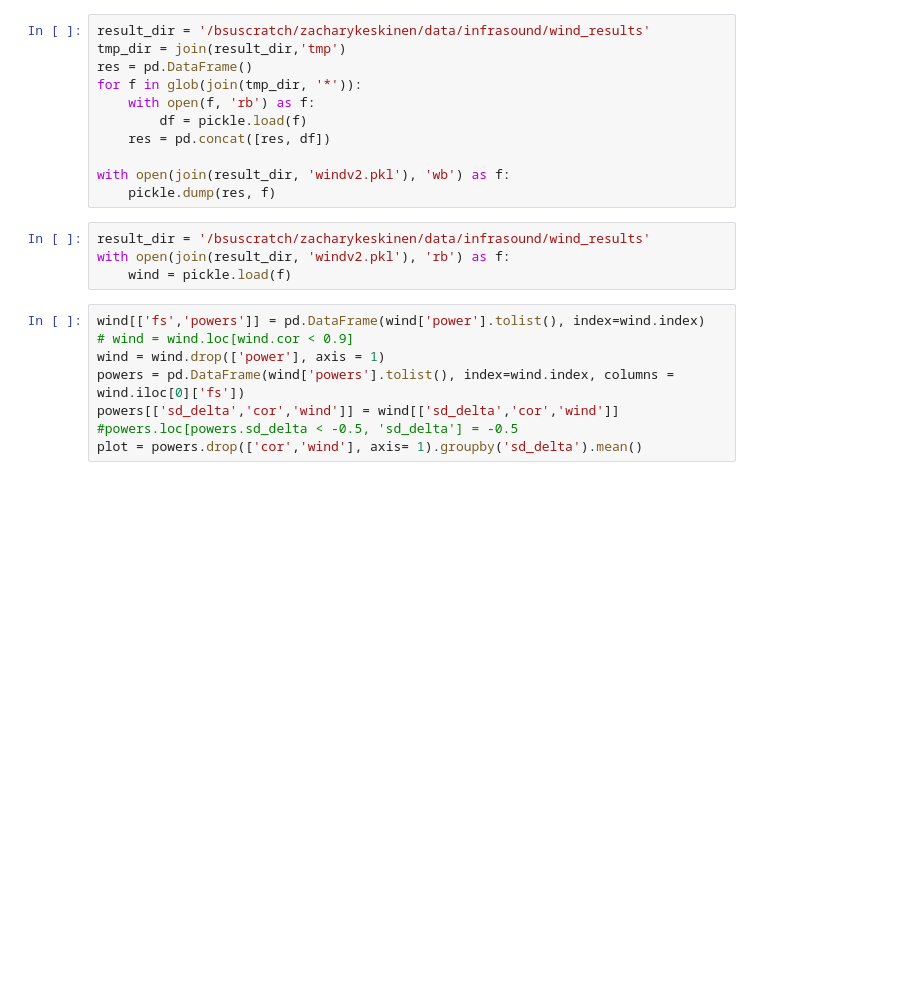
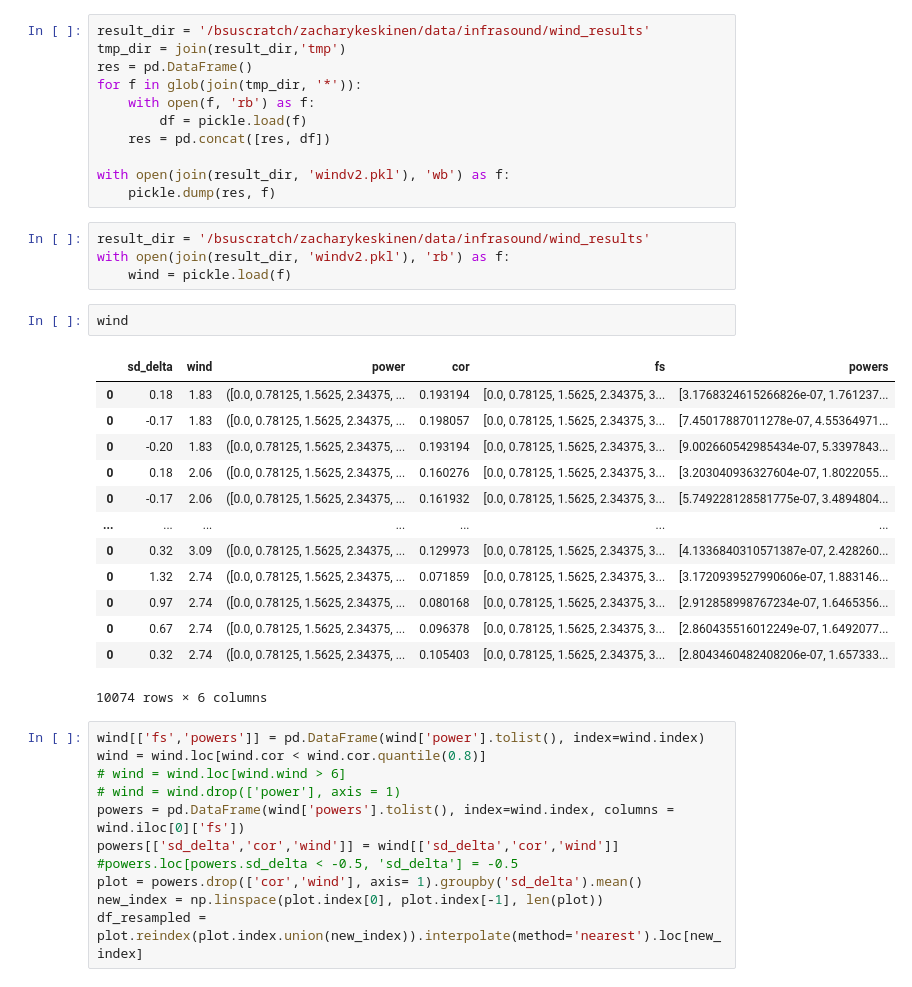
Before and after one commit to ZachHoppinen/infrasound-snow-attenuation, a Jupyter notebook: src/wind_analysis/wind_vis.ipynb, the cells around one changed output. Saved outputs shown, nothing was run; the diff lists cells and outputs as text; blank space fills up the shorter version.

```diff
--- a/src/wind_analysis/wind_vis.ipynb
+++ b/src/wind_analysis/wind_vis.ipynb
@@ -19,11 +20,30 @@ with open(join(result_dir, 'windv2.pkl'), 'wb') as f:
 result_dir = '/bsuscratch/zacharykeskinen/data/infrasound/wind_results'
 with open(join(result_dir, 'windv2.pkl'), 'rb') as f:
     wind = pickle.load(f)
+# %%
+wind
+# %% [output]
+|  | sd_delta | wind | power | cor | fs | powers |
+| 0 | 0.18 | 1.83 | ([0.0, 0.78125, 1.5625, 2.34375, ... | 0.193194 | [0.0, 0.78125, 1.5625, 2.34375, 3... | [3.1768324615266826e-07, 1.761237... |
+| 0 | -0.17 | 1.83 | ([0.0, 0.78125, 1.5625, 2.34375, ... | 0.198057 | [0.0, 0.78125, 1.5625, 2.34375, 3... | [7.45017887011278e-07, 4.55364971... |
+| 0 | -0.20 | 1.83 | ([0.0, 0.78125, 1.5625, 2.34375, ... | 0.193194 | [0.0, 0.78125, 1.5625, 2.34375, 3... | [9.002660542985434e-07, 5.3397843... |
+| 0 | 0.18 | 2.06 | ([0.0, 0.78125, 1.5625, 2.34375, ... | 0.160276 | [0.0, 0.78125, 1.5625, 2.34375, 3... | [3.203040936327604e-07, 1.8022055... |
+| 0 | -0.17 | 2.06 | ([0.0, 0.78125, 1.5625, 2.34375, ... | 0.161932 | [0.0, 0.78125, 1.5625, 2.34375, 3... | [5.749228128581775e-07, 3.4894804... |
+| ... | ... | ... | ... | ... | ... | ... |
+| 0 | 0.32 | 3.09 | ([0.0, 0.78125, 1.5625, 2.34375, ... | 0.129973 | [0.0, 0.78125, 1.5625, 2.34375, 3... | [4.1336840310571387e-07, 2.428260... |
+| 0 | 1.32 | 2.74 | ([0.0, 0.78125, 1.5625, 2.34375, ... | 0.071859 | [0.0, 0.78125, 1.5625, 2.34375, 3... | [3.1720939527990606e-07, 1.883146... |
+| 0 | 0.97 | 2.74 | ([0.0, 0.78125, 1.5625, 2.34375, ... | 0.080168 | [0.0, 0.78125, 1.5625, 2.34375, 3... | [2.912858998767234e-07, 1.6465356... |
+| 0 | 0.67 | 2.74 | ([0.0, 0.78125, 1.5625, 2.34375, ... | 0.096378 | [0.0, 0.78125, 1.5625, 2.34375, 3... | [2.860435516012249e-07, 1.6492077... |
+| 0 | 0.32 | 2.74 | ([0.0, 0.78125, 1.5625, 2.34375, ... | 0.105403 | [0.0, 0.78125, 1.5625, 2.34375, 3... | [2.8043460482408206e-07, 1.657333... |
+10074 rows × 6 columns
 # %%
 wind[['fs','powers']] = pd.DataFrame(wind['power'].tolist(), index=wind.index)
-# wind = wind.loc[wind.cor < 0.9]
-wind = wind.drop(['power'], axis = 1)
+wind = wind.loc[wind.cor < wind.cor.quantile(0.8)]
+# wind = wind.loc[wind.wind > 6]
+# wind = wind.drop(['power'], axis = 1)
 powers = pd.DataFrame(wind['powers'].tolist(), index=wind.index, columns = wind.iloc[0]['fs'])
 powers[['sd_delta','cor','wind']] = wind[['sd_delta','cor','wind']]
 #powers.loc[powers.sd_delta < -0.5, 'sd_delta'] = -0.5
 plot = powers.drop(['cor','wind'], axis= 1).groupby('sd_delta').mean()
+new_index = np.linspace(plot.index[0], plot.index[-1], len(plot))
+df_resampled = plot.reindex(plot.index.union(new_index)).interpolate(method='nearest').loc[new_index]
```
Also changed, not shown: parts of 5 cells of this notebook, 5 other files.
